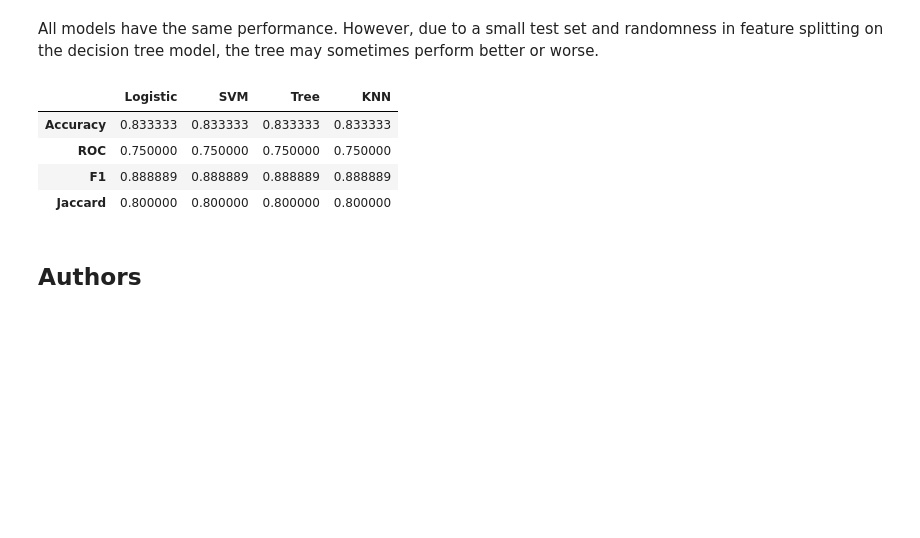
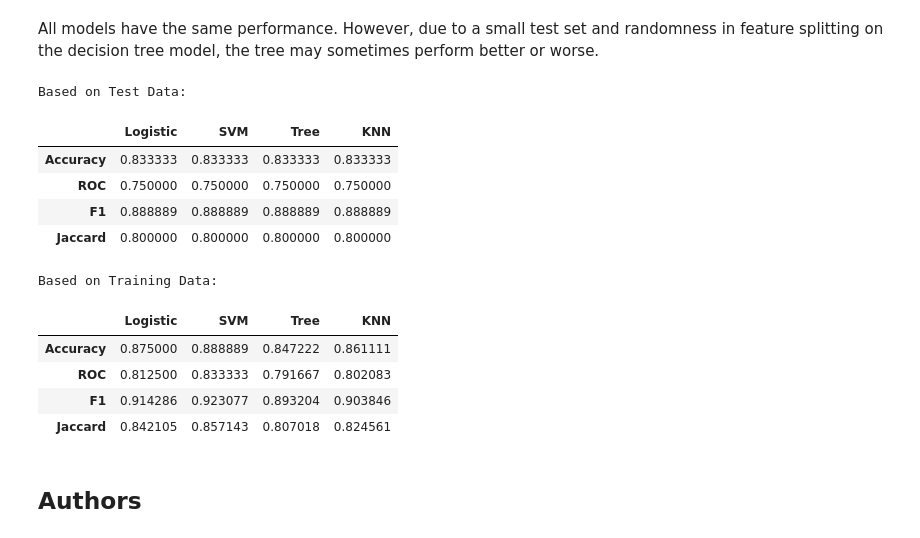
Before and after one commit to andyc58/Coursera-Labs, a Jupyter notebook: Coursera/IBM Data Science Professional Certification/Capstone/SpaceX_Machine_Learning_Prediction_Part_5.jupyterlite.ipynb, the cells around one changed output. Cells and saved outputs as stored; diff of their text form; code cells hidden in the pictures; blank space fills up the shorter version.

```diff
--- a/Coursera/IBM Data Science Professional Certification/Capstone/SpaceX_Machine_Learning_Prediction_Part_5.jupyterlite.ipynb
+++ b/Coursera/IBM Data Science Professional Certification/Capstone/SpaceX_Machine_Learning_Prediction_Part_5.jupyterlite.ipynb
@@ -347,25 +347,42 @@ models = [logreg_cv, svm_cv, tree_cv, knn_cv]
 model_names = ['Logistic', 'SVM', 'Tree','KNN']
 model_scores = {}
 
-def get_scores(model):
-    acc = model.score(X_test, Y_test)
-    roc = roc_auc_score(Y_test, model.predict(X_test))
-    f1 = f1_score(Y_test, model.predict(X_test))
-    jaccard = jaccard_score(Y_test, model.predict(X_test))
+def get_scores(model, X, y):
+    acc = model.score(X, y)
+    roc = roc_auc_score(y, model.predict(X))
+    f1 = f1_score(y, model.predict(X))
+    jaccard = jaccard_score(y, model.predict(X))
 
     return {'Accuracy': acc, 'ROC': roc,'F1': f1, 'Jaccard': jaccard}
 
+print('Based on Test Data:')
+for model, name in zip(models, model_names):
+    model_scores[name] = get_scores(model, X_test, Y_test)
 
-for model, name in zip(models, model_names):
-    model_scores[name] = get_scores(model)
-
-pd.DataFrame(model_scores)
+score_data_test = pd.DataFrame(model_scores)
+score_data_test
 # %% [output]
+Based on Test Data:
 |  | Logistic | SVM | Tree | KNN |
 | Accuracy | 0.833333 | 0.833333 | 0.833333 | 0.833333 |
 | ROC | 0.750000 | 0.750000 | 0.750000 | 0.750000 |
 | F1 | 0.888889 | 0.888889 | 0.888889 | 0.888889 |
 | Jaccard | 0.800000 | 0.800000 | 0.800000 | 0.800000 |
+# %%
+model_scores = {}
+for model, name in zip(models, model_names):
+    model_scores[name] = get_scores(model, X_train, Y_train)
+
+print('Based on Training Data:')
+score_data_train = pd.DataFrame(model_scores)
+score_data_train
+# %% [output]
+Based on Training Data:
+|  | Logistic | SVM | Tree | KNN |
+| Accuracy | 0.875000 | 0.888889 | 0.847222 | 0.861111 |
+| ROC | 0.812500 | 0.833333 | 0.791667 | 0.802083 |
+| F1 | 0.914286 | 0.923077 | 0.893204 | 0.903846 |
+| Jaccard | 0.842105 | 0.857143 | 0.807018 | 0.824561 |
 # %% [markdown]
 ## Authors
 # %% [markdown]
```
